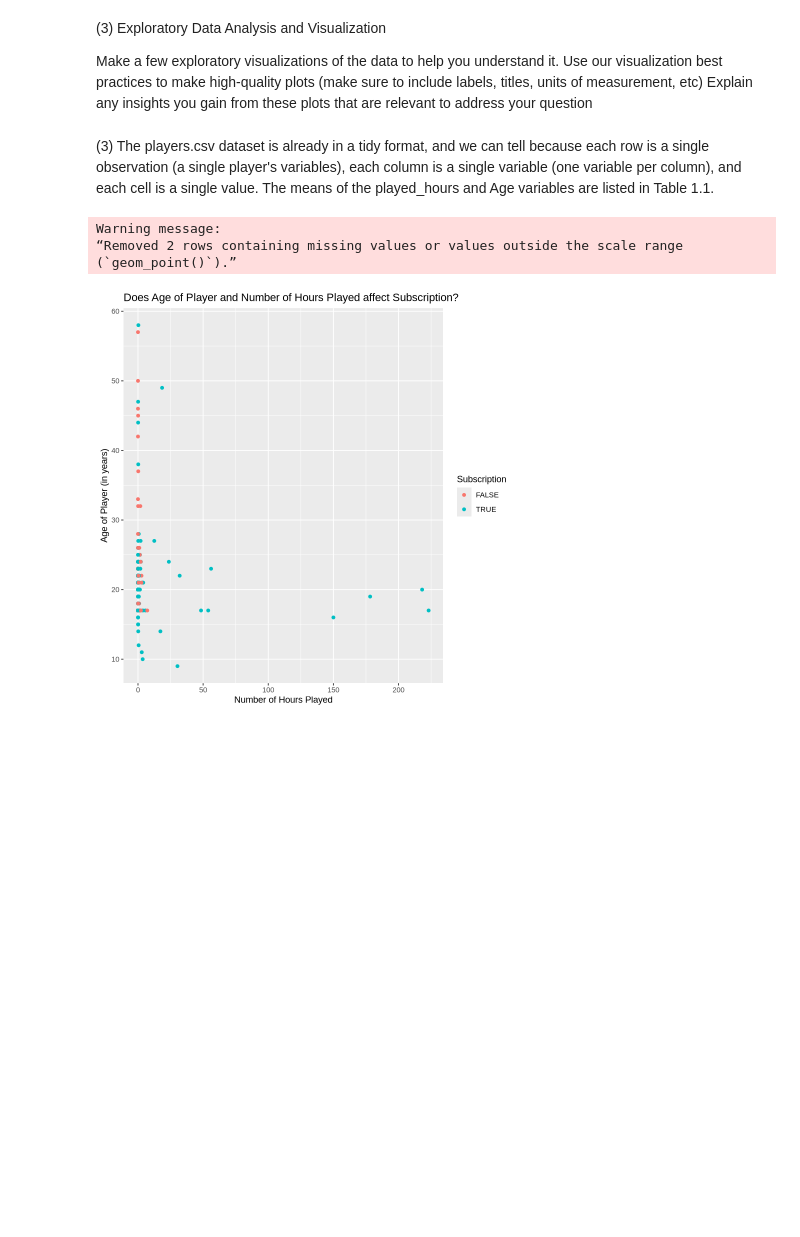
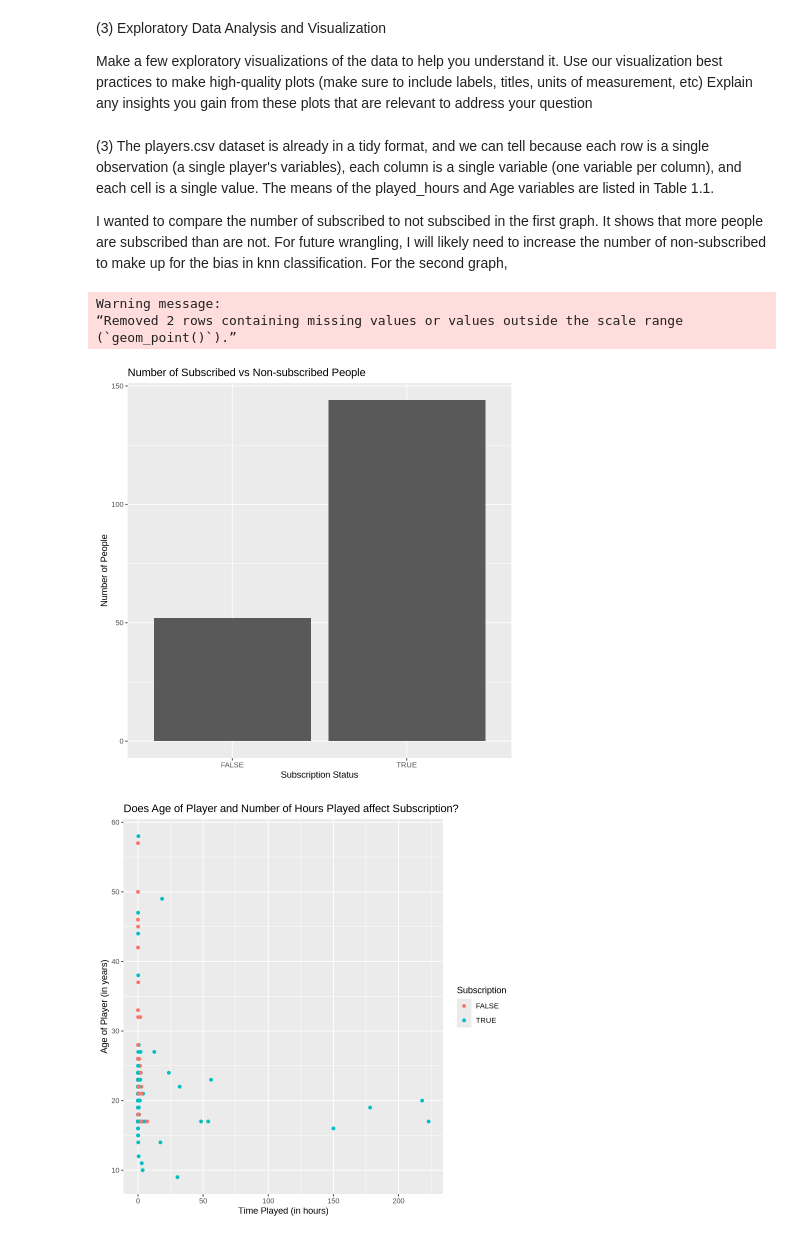
Before and after one commit to vjia02/individual_assignment_github, a Jupyter notebook: Vivien_Jia_DSCI-100-008-39.ipynb, the cells around one changed output. Cells and saved outputs as stored; diff of their text form; code cells hidden in the pictures; blank space fills up the shorter version.

Commit message:
Method planning
Started to plan the methods in which I will process and analyze the data.

```diff
--- a/Vivien_Jia_DSCI-100-008-39.ipynb
+++ b/Vivien_Jia_DSCI-100-008-39.ipynb
@@ -105,17 +105,28 @@ Use our visualization best practices to make high-quality plots (make sure to in
 Explain any insights you gain from these plots that are relevant to address your question
 # %% [markdown]
 (3) The players.csv dataset is already in a tidy format, and we can tell because each row is a single observation (a single player's variables), each column is a single variable (one variable per column), and each cell is a single value. The means of the played_hours and Age variables are listed in Table 1.1.
+
+I wanted to compare the number of subscribed to not subscibed in the first graph. It shows that more people are subscribed than are not. For future wrangling, I will likely need to increase the number of non-subscribed to make up for the bias in knn classification.
+For the second graph,
 # %%
 players_plot1<- players |>
+    ggplot(aes(x = subscribe)) +
+    geom_bar(stat = "count") +
+    labs(x = "Subscription Status", y = "Number of People") +
+    ggtitle("Number of Subscribed vs Non-subscribed People")
+players_plot1
+
+players_plot2<- players |>
     ggplot(aes(x = played_hours, y = Age, colour = subscribe)) +
     geom_point() +
-    labs(x = "Number of Hours Played", y = "Age of Player (in years)", colour = "Subscription")+
+    labs(x = "Time Played (in hours)", y = "Age of Player (in years)", colour = "Subscription")+
     ggtitle("Does Age of Player and Number of Hours Played affect Subscription?")
-players_plot1
+players_plot2
 # %% [output]
 Warning message:
 “Removed 2 rows containing missing values or values outside the scale range
 (`geom_point()`).”
-[figure, old version]
+[figure, new version]
+[figure, added]
 # %% [markdown]
 (4) Methods and Plan
```
Also changed, not shown: parts of 3 cells of this notebook.
